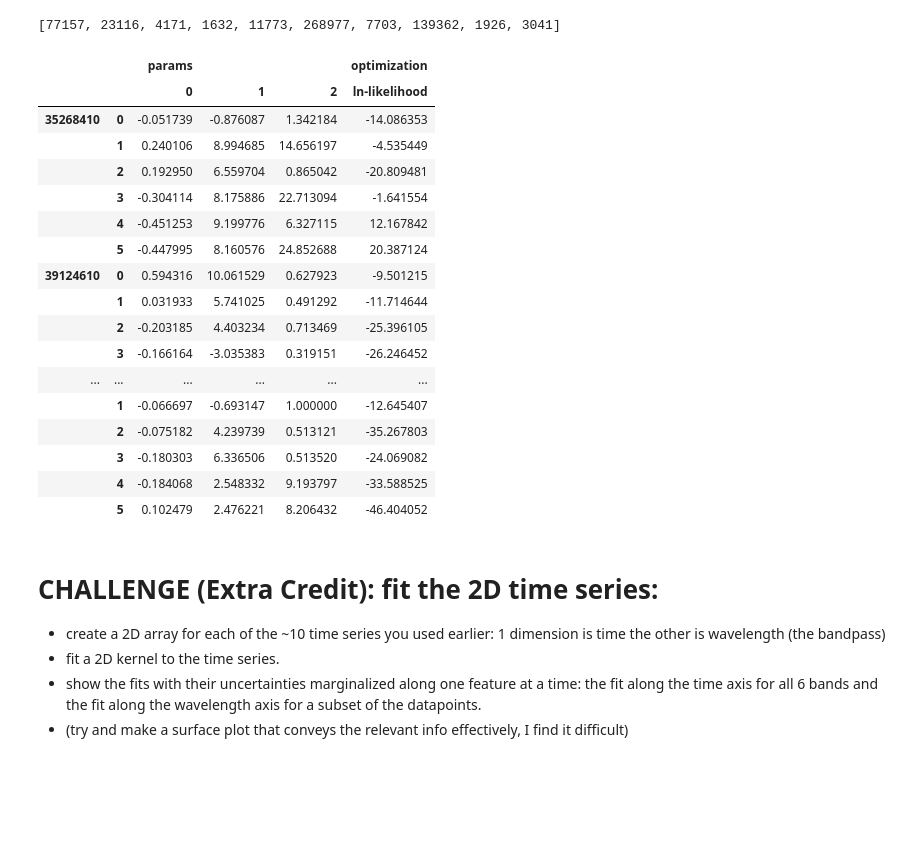
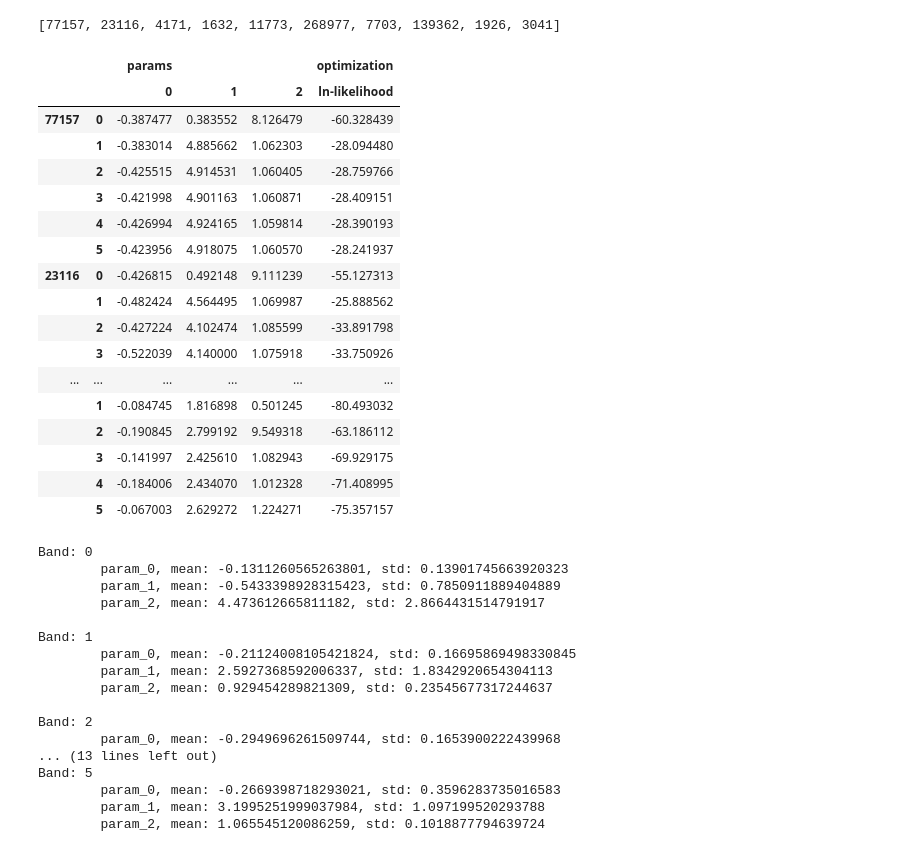
Before and after one commit to IlyaTyagin/MLTSA22_ITyagin, a Jupyter notebook: HW7/HW7_Ilya_Tyagin.ipynb, the cells around one changed output. Saved outputs shown, nothing was run; the diff lists cells and outputs as text; code cells hidden in the pictures; blank space fills up the shorter version.

```diff
--- a/HW7/HW7_Ilya_Tyagin.ipynb
+++ b/HW7/HW7_Ilya_Tyagin.ipynb
@@ -709,29 +665,50 @@ for ts_id in tqdm(ts_ids):
     # print("Optimized ln-likelihood: {0:.2f}".format(gp.log_likelihood(y)))
     # print()
 # %%
-pd.DataFrame.from_dict(results_dict).T
+gp_params_df = pd.DataFrame.from_dict(results_dict).T
-# %% [output]
-|  |  | params |  |  | optimization |
-|  |  | 0 | 1 | 2 | ln-likelihood |
-| 35268410 | 0 | -0.051739 | -0.876087 | 1.342184 | -14.086353 |
-|  | 1 | 0.240106 | 8.994685 | 14.656197 | -4.535449 |
-|  | 2 | 0.192950 | 6.559704 | 0.865042 | -20.809481 |
-|  | 3 | -0.304114 | 8.175886 | 22.713094 | -1.641554 |
-|  | 4 | -0.451253 | 9.199776 | 6.327115 | 12.167842 |
-|  | 5 | -0.447995 | 8.160576 | 24.852688 | 20.387124 |
-| 39124610 | 0 | 0.594316 | 10.061529 | 0.627923 | -9.501215 |
-|  | 1 | 0.031933 | 5.741025 | 0.491292 | -11.714644 |
-|  | 2 | -0.203185 | 4.403234 | 0.713469 | -25.396105 |
-|  | 3 | -0.166164 | -3.035383 | 0.319151 | -26.246452 |
-| ... | ... | ... | ... | ... | ... |
-|  | 1 | -0.066697 | -0.693147 | 1.000000 | -12.645407 |
-|  | 2 | -0.075182 | 4.239739 | 0.513121 | -35.267803 |
-|  | 3 | -0.180303 | 6.336506 | 0.513520 | -24.069082 |
-|  | 4 | -0.184068 | 2.548332 | 9.193797 | -33.588525 |
-|  | 5 | 0.102479 | 2.476221 | 8.206432 | -46.404052 |
-# %% [markdown]
-# CHALLENGE (Extra Credit): fit the 2D time series:
-- create a 2D array for each of the ~10 time series you used earlier: 1 dimension is time the other is wavelength (the bandpass)
-- fit a 2D kernel to the time series.
-- show the fits with their uncertainties marginalized along one feature at a time: the fit along the time axis for all 6 bands and the fit along the wavelength axis for a subset of the datapoints.
-- (try and make a surface plot  that conveys the relevant info effectively, I find it difficult)
+# %%
+gp_params_df
+# %% [output]
+|  |  | params |  |  | optimization |
+|  |  | 0 | 1 | 2 | ln-likelihood |
+| 77157 | 0 | -0.387477 | 0.383552 | 8.126479 | -60.328439 |
+|  | 1 | -0.383014 | 4.885662 | 1.062303 | -28.094480 |
+|  | 2 | -0.425515 | 4.914531 | 1.060405 | -28.759766 |
+|  | 3 | -0.421998 | 4.901163 | 1.060871 | -28.409151 |
+|  | 4 | -0.426994 | 4.924165 | 1.059814 | -28.390193 |
+|  | 5 | -0.423956 | 4.918075 | 1.060570 | -28.241937 |
+| 23116 | 0 | -0.426815 | 0.492148 | 9.111239 | -55.127313 |
+|  | 1 | -0.482424 | 4.564495 | 1.069987 | -25.888562 |
+|  | 2 | -0.427224 | 4.102474 | 1.085599 | -33.891798 |
+|  | 3 | -0.522039 | 4.140000 | 1.075918 | -33.750926 |
+| ... | ... | ... | ... | ... | ... |
+|  | 1 | -0.084745 | 1.816898 | 0.501245 | -80.493032 |
+|  | 2 | -0.190845 | 2.799192 | 9.549318 | -63.186112 |
+|  | 3 | -0.141997 | 2.425610 | 1.082943 | -69.929175 |
+|  | 4 | -0.184006 | 2.434070 | 1.012328 | -71.408995 |
+|  | 5 | -0.067003 | 2.629272 | 1.224271 | -75.357157 |
+# %%
+for band in range(0,6):
+  curr_band_df = gp_params_df.xs(band, level=1)
+  print(f"Band: {band}")
+  for param in gp_params_df.columns[:-1]:
+    print(f"\tparam_{param[-1]}, mean: {np.mean(curr_band_df[param])}, std: {np.std(curr_band_df[param])}")
+  print()
+# %% [output]
+Band: 0
+        param_0, mean: -0.1311260565263801, std: 0.13901745663920323
+        param_1, mean: -0.5433398928315423, std: 0.7850911889404889
+        param_2, mean: 4.473612665811182, std: 2.8664431514791917
+
+Band: 1
+        param_0, mean: -0.21124008105421824, std: 0.16695869498330845
+        param_1, mean: 2.5927368592006337, std: 1.8342920654304113
+        param_2, mean: 0.929454289821309, std: 0.23545677317244637
+
+Band: 2
+        param_0, mean: -0.2949696261509744, std: 0.1653900222439968
+... (13 lines left out)
+Band: 5
+        param_0, mean: -0.2669398718293021, std: 0.3596283735016583
+        param_1, mean: 3.1995251999037984, std: 1.097199520293788
+        param_2, mean: 1.065545120086259, std: 0.1018877794639724
```
Also changed, not shown: parts of 19 cells of this notebook.
